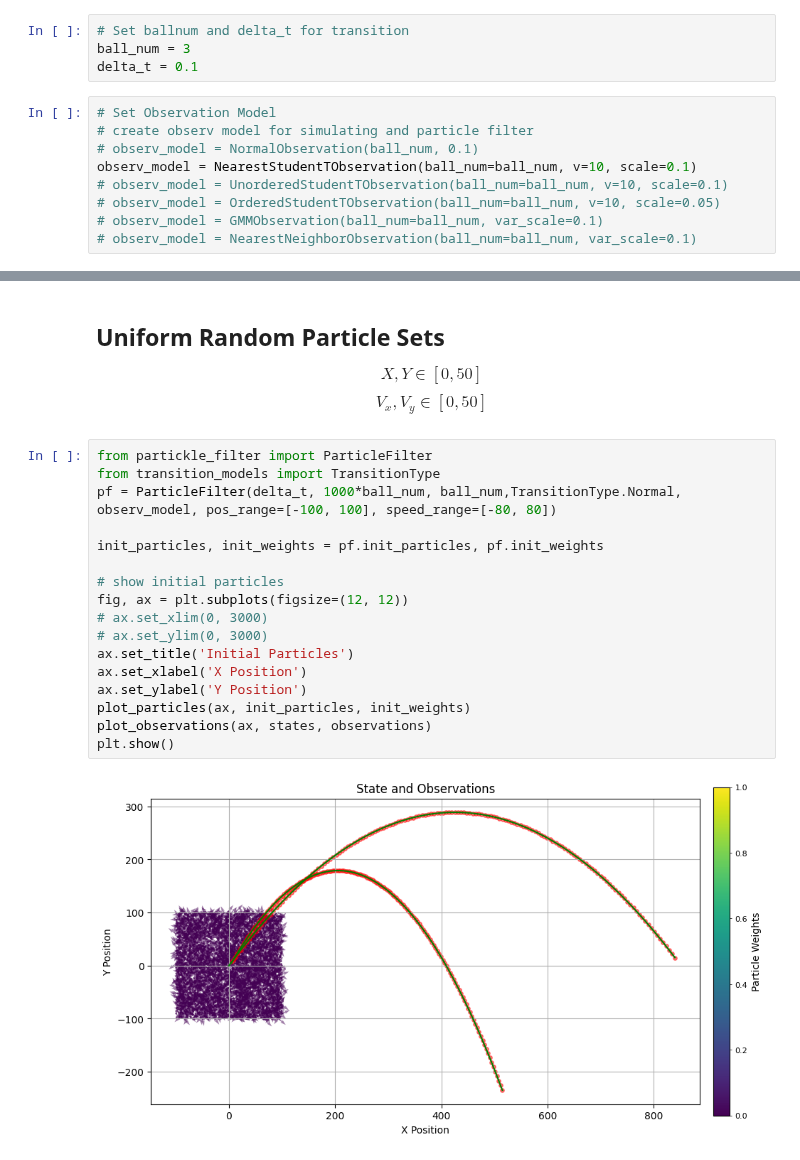
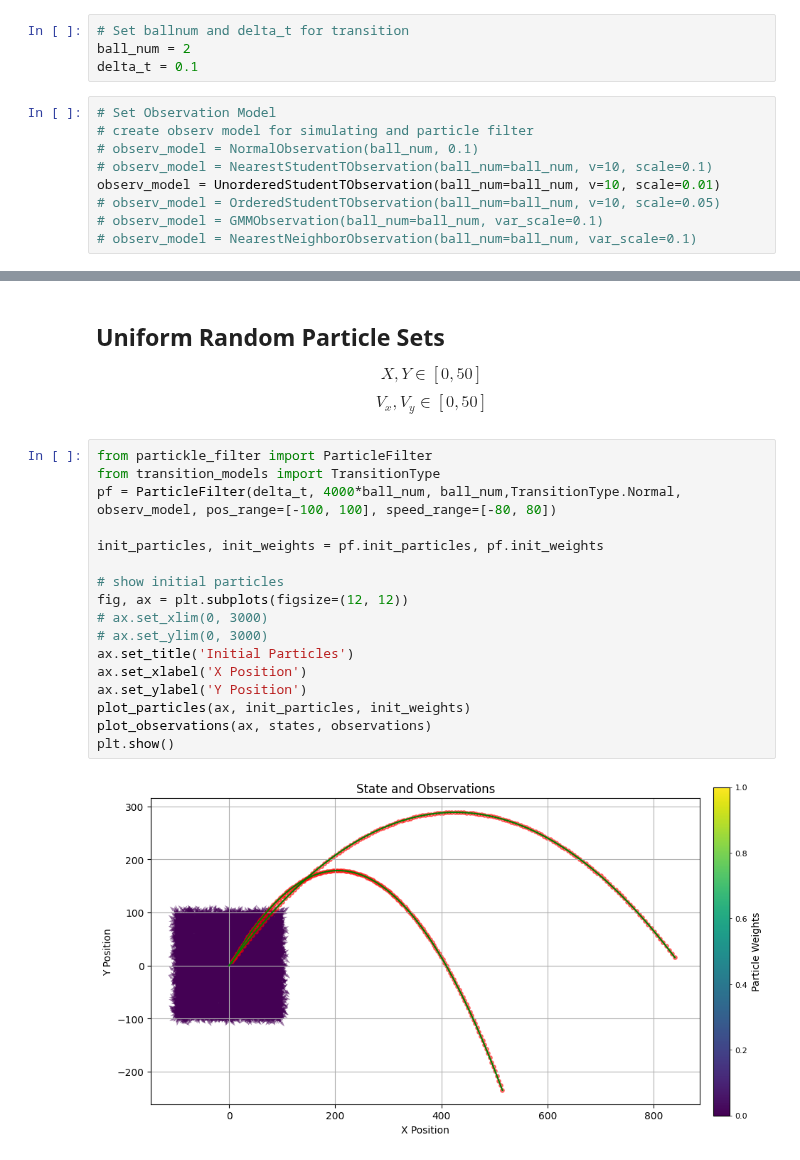
Before and after one commit to Horizon-42/particle_filter, a Jupyter notebook: run_partickle_filter.ipynb, the cells around one changed output, grey strips where cells are left out. Cells and saved outputs as stored; diff of their text form.

```diff
--- a/run_partickle_filter.ipynb
+++ b/run_partickle_filter.ipynb
@@ -15,14 +15,14 @@ from matplotlib.animation import ImageMagickWriter
 from ball_throwing_simulator import BallThrowingSimulator
 # %%
 # Set ballnum and delta_t for transition
-ball_num = 3
+ball_num = 2
 delta_t = 0.1
 # %%
 # Set Observation Model
 # create observ model for simulating and particle filter
 # observ_model = NormalObservation(ball_num, 0.1)
-observ_model = NearestStudentTObservation(ball_num=ball_num, v=10, scale=0.1)
-# observ_model = UnorderedStudentTObservation(ball_num=ball_num, v=10, scale=0.1)
+# observ_model = NearestStudentTObservation(ball_num=ball_num, v=10, scale=0.1)
+observ_model = UnorderedStudentTObservation(ball_num=ball_num, v=10, scale=0.01)
 # observ_model = OrderedStudentTObservation(ball_num=ball_num, v=10, scale=0.05)
 # observ_model = GMMObservation(ball_num=ball_num, var_scale=0.1)
 # observ_model = NearestNeighborObservation(ball_num=ball_num, var_scale=0.1)
@@ -62,22 +64,22 @@ $$V_x, V_y \in [0, 50]$$
 # %%
 from partickle_filter import ParticleFilter
 from transition_models import TransitionType
-pf = ParticleFilter(delta_t, 1000*ball_num, ball_num,TransitionType.Normal, observ_model, pos_range=[-100, 100], speed_range=[-80, 80])
+pf = ParticleFilter(delta_t, 4000*ball_num, ball_num,TransitionType.Normal, observ_model, pos_range=[-100, 100], speed_range=[-80, 80])
 
 init_particles, init_weights = pf.init_particles, pf.init_weights
 
 # show initial particles
 fig, ax = plt.subplots(figsize=(12, 12))
 # ax.set_xlim(0, 3000)
 # ax.set_ylim(0, 3000)
 ax.set_title('Initial Particles')
 ax.set_xlabel('X Position')
 ax.set_ylabel('Y Position')
 plot_particles(ax, init_particles, init_weights)
 plot_observations(ax, states, observations)
 plt.show()
 # %% [output]
-[figure, old version]
+[figure, new version]
 # %%
 import matplotlib.pyplot as plt
 import numpy as np
```
Also changed, not shown: parts of 2 cells of this notebook, 2 other files.
